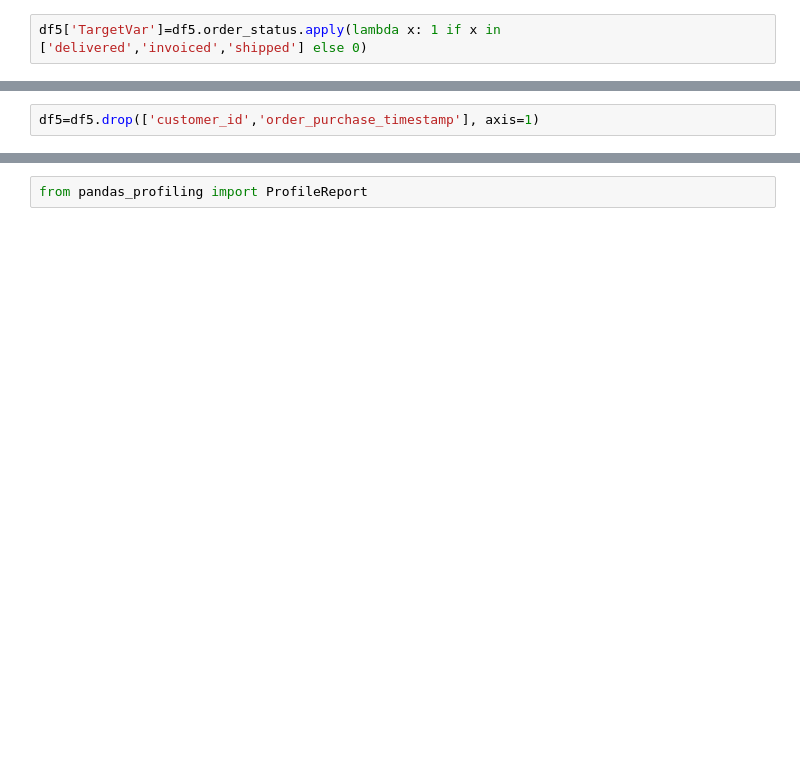
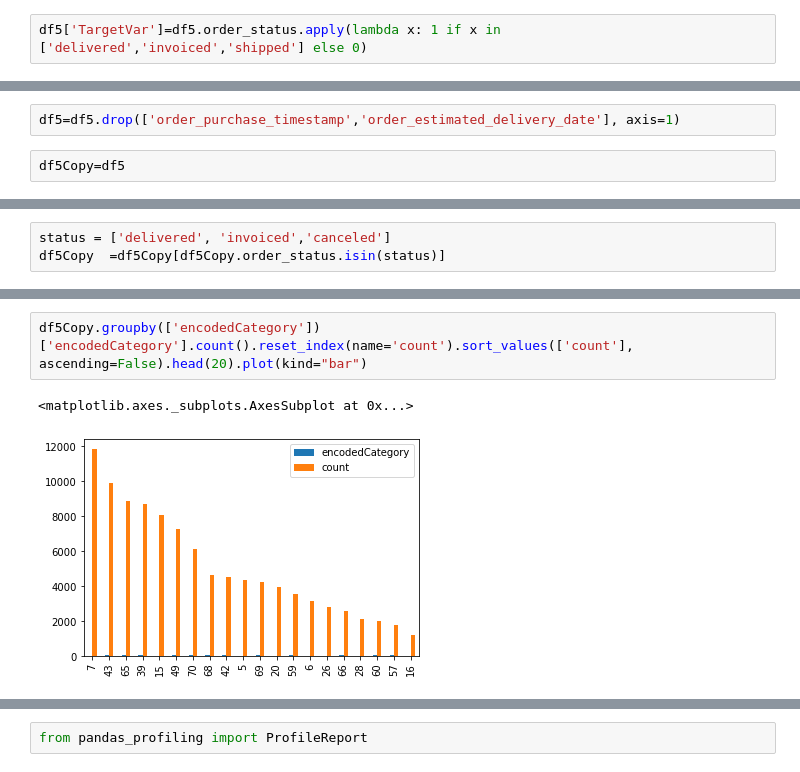
Before and after one commit to shivamkk32/CP-1, a Jupyter notebook: EDA-CP1.ipynb, the cells around one changed output, grey strips where cells are left out. Cells and saved outputs as stored; diff of their text form; blank space fills up the shorter version.

```diff
--- a/EDA-CP1.ipynb
+++ b/EDA-CP1.ipynb
@@ -307,2 +338,4 @@ df5.head()
 # %%
-df5=df5.drop(['customer_id','order_purchase_timestamp'], axis=1)
+df5=df5.drop(['order_purchase_timestamp','order_estimated_delivery_date'], axis=1)
+# %%
+df5Copy=df5
@@ -308,0 +353,3 @@ df5=df5.drop(['customer_id','order_purchase_timestamp'], axis=1)
+# %%
+status = ['delivered', 'invoiced','canceled']
+df5Copy  =df5Copy[df5Copy.order_status.isin(status)]
@@ -308,0 +382,5 @@ df5=df5.drop(['customer_id','order_purchase_timestamp'], axis=1)
+# %%
+df5Copy.groupby(['encodedCategory'])['encodedCategory'].count().reset_index(name='count').sort_values(['count'], ascending=False).head(20).plot(kind="bar")
+# %% [output]
+<matplotlib.axes._subplots.AxesSubplot at 0x...>
+[figure, added]
```
Also changed, not shown: parts of 21 cells of this notebook, 4 other files.
